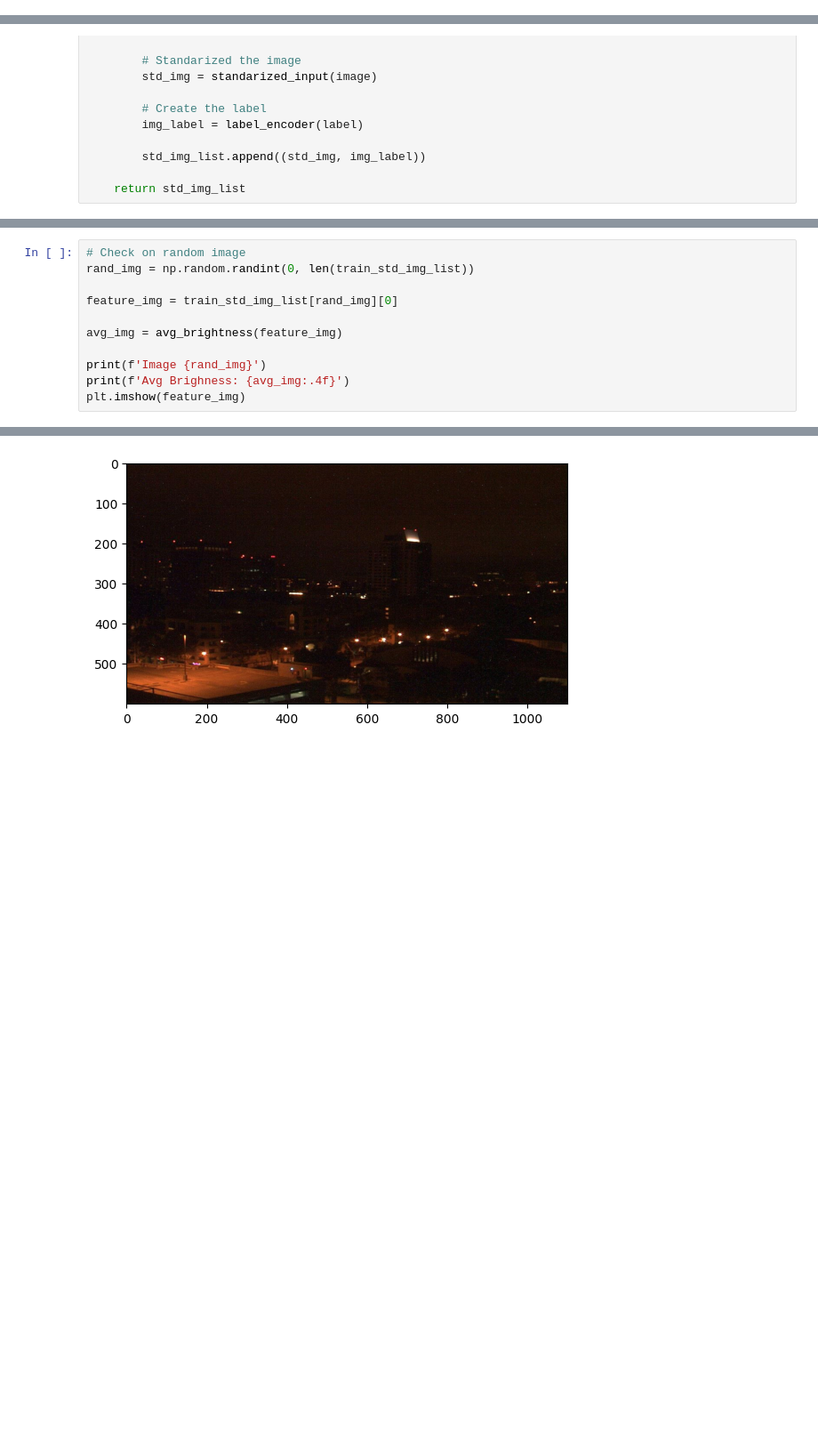
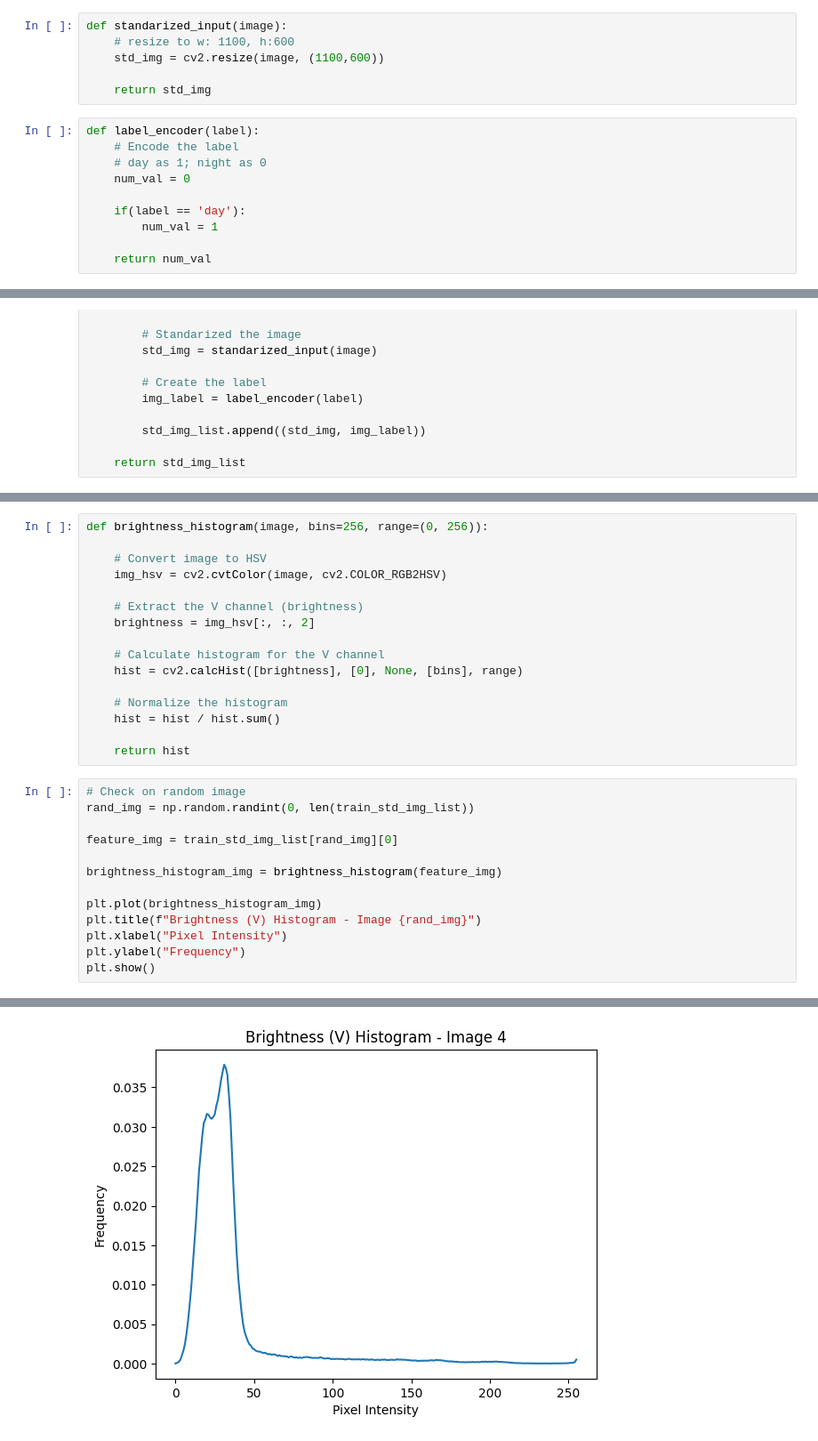
Before and after one commit to sbylash/23_Shasia-Sasa_ML, a Jupyter notebook: Week4.ipynb, the cells around one changed output, grey strips where cells are left out. Shown at 89% size. Drawn from its saved outputs; the diff is of its cells as text; blank space fills up the shorter version.

```diff
--- a/Week4.ipynb
+++ b/Week4.ipynb
@@ -627,3 +876,19 @@ def label_encoder(label):
+# %%
+def standarized_input(image):
+    # resize to w: 1100, h:600
+    std_img = cv2.resize(image, (1100,600))
+
+    return std_img
+# %%
+def label_encoder(label):
+    # Encode the label
+    # day as 1; night as 0
+    num_val = 0
+
+    if(label == 'day'):
+        num_val = 1
+
+    return num_val
 # %%
 def preprocess(img_list):
     std_img_list = []
@@ -674,12 +912,30 @@ def avg_brightness(image):
+# %%
+def brightness_histogram(image, bins=256, range=(0, 256)):
+
+    # Convert image to HSV
+    img_hsv = cv2.cvtColor(image, cv2.COLOR_RGB2HSV)
+
+    # Extract the V channel (brightness)
+    brightness = img_hsv[:, :, 2]
+
+    # Calculate histogram for the V channel
+    hist = cv2.calcHist([brightness], [0], None, [bins], range)
+
+    # Normalize the histogram
+    hist = hist / hist.sum()
+
+    return hist
 # %%
 # Check on random image
 rand_img = np.random.randint(0, len(train_std_img_list))
 
 feature_img = train_std_img_list[rand_img][0]
 
-avg_img = avg_brightness(feature_img)
+brightness_histogram_img = brightness_histogram(feature_img)
 
-print(f'Image {rand_img}')
-print(f'Avg Brighness: {avg_img:.4f}')
-plt.imshow(feature_img)
+plt.plot(brightness_histogram_img)
+plt.title(f"Brightness (V) Histogram - Image {rand_img}")
+plt.xlabel("Pixel Intensity")
+plt.ylabel("Frequency")
+plt.show()
 # %% [output]
@@ -689 +942 @@ Avg Brighness: 33.0155
-[figure, old version]
+[figure, new version]
```
Also changed, not shown: parts of 51 cells of this notebook.
